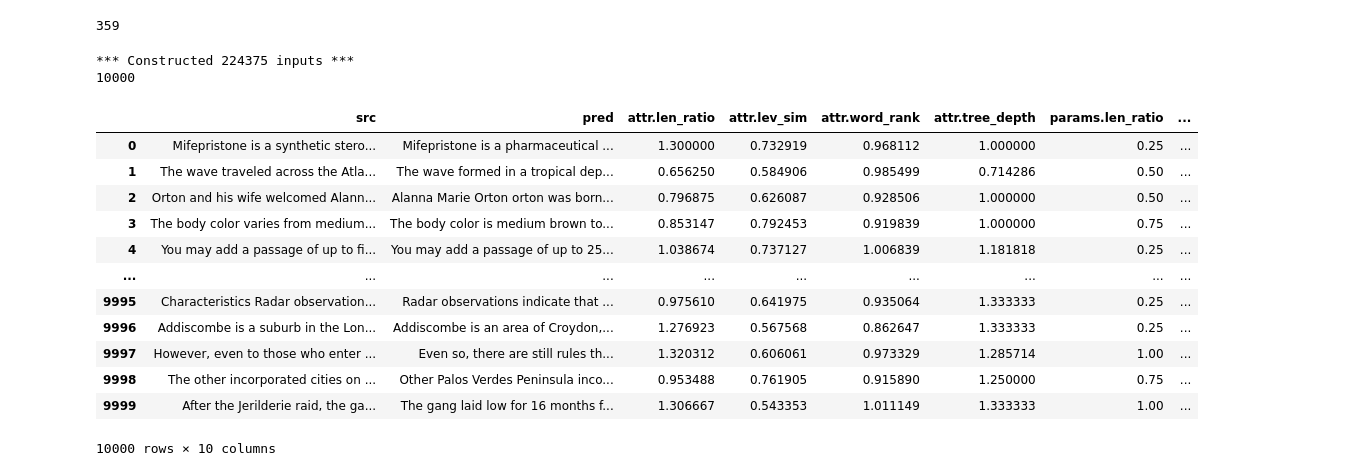
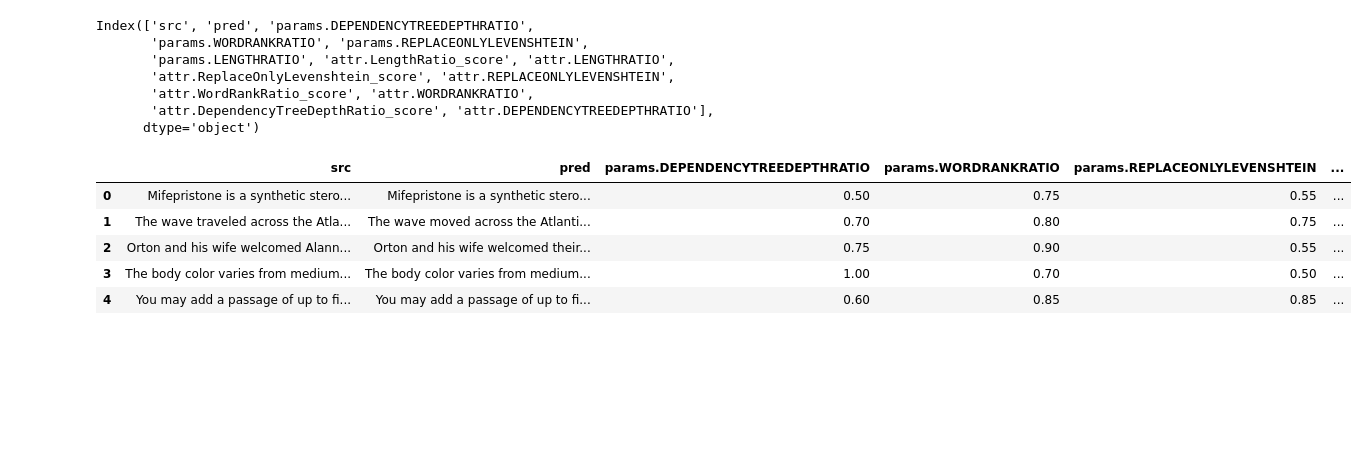
Before and after one commit to tannonk/understanding_control_tokens, a Jupyter notebook: notebooks/surface_level_analysis.ipynb, the cells around one changed output. Cells and saved outputs as stored; diff of their text form; code cells hidden in the pictures; blank space fills up the shorter version.

```diff
--- a/notebooks/surface_level_analysis.ipynb
+++ b/notebooks/surface_level_analysis.ipynb
@@ -63,3 +73,6 @@ device: cuda
+# %%
+# set to true to run generation
+overwite = False
 # %%
 # Initialize tokenizer and model. Be sure to set output_attentions=True.
 # Load BART fine-tuned for summarization on CNN/Daily Mail dataset
@@ -89,0 +107,2 @@ sample = True
+# %%
+preprocessors = fetch_preprocessor_used_in_muss_model_training()
@@ -90,13 +139,25 @@ sample = True
 # %%
 if not outfile.exists() or overwite:
-    src_sentences = read_lines(file)
-    print(len(src_sentences))
-    src_sentences, labels = construct_multi_label_dataset(src_sentences)
+    print('Running Generations...')
+
+    src_sentences = []
+    for line in read_lines(file):
+        for src_sent in construct_multiple_training_instances(line, param_combinations):
+            src_sentences.append(src_sent)
+
+    print(f'Constructed {len(src_sentences)} sentences with ACCESS/MUSS control tokens')
+    print(src_sentences[:5])
 
     if sample:
-        random.seed(4)
-        src_sentences = random.sample(src_sentences, 10000)
-        print(len(src_sentences))
+        if isinstance(sample_size, float):
+            random.seed(SEED)
+            src_sentences = random.sample(src_sentences, int(len(src_sentences)*sample_size))
+        elif isinstance(sample_size, int):
+            random.seed(SEED)
+            src_sentences = random.sample(src_sentences, sample_size)
+
+        print(f'Sampled {len(src_sentences)} sentences with ACCESS/MUSS control tokens')
+        print(src_sentences[:5])
 
     with open(outfile, 'w', encoding='utf8') as outf:
         for batch_inputs in tqdm(batch(src_sentences, batch_size), total=len(src_sentences)/batch_size):
@@ -104,41 +165,37 @@ if not outfile.exists() or overwite:
 
             for src, pred in zip(batch_inputs, batch_preds):
 
-                src_text = strip_params(src)
-                pred = pred.strip()
-
                 data = {
-                    'src': src_text,
-                    'pred': pred,
-                    'attr': get_features(src_text, pred),
-                    'params': parse_params(src),
+                    'src': strip_params(src, preprocessors),
+                    'params': get_params_as_dict(src, preprocessors),
+                    'pred': pred.strip(),
+                    'attr': compute_features(src, pred, preprocessors, as_score=True),
                 }
 
                 outf.write(f'{json.dumps(data)}\n')
-# %% [output]
-359
-*** Constructed 224375 inputs ***
-10000
 # %%
 if outfile.exists():
     data = []
     with open(outfile, 'r', encoding='utf8') as f:
         for line in f:
             data.append(json.loads(line.strip()))
     df = pd.json_normalize(data)
-df
+
+print(df.columns)
+df = df.drop(columns=['attr.LengthRatio_score', 'attr.ReplaceOnlyLevenshtein_score', 'attr.WordRankRatio_score', 'attr.DependencyTreeDepthRatio_score'])
+df.head()
 # %% [output]
+Index(['src', 'pred', 'params.DEPENDENCYTREEDEPTHRATIO',
+       'params.WORDRANKRATIO', 'params.REPLACEONLYLEVENSHTEIN',
+       'params.LENGTHRATIO', 'attr.LengthRatio_score', 'attr.LENGTHRATIO',
+       'attr.ReplaceOnlyLevenshtein_score', 'attr.REPLACEONLYLEVENSHTEIN',
+       'attr.WordRankRatio_score', 'attr.WORDRANKRATIO',
+       'attr.DependencyTreeDepthRatio_score', 'attr.DEPENDENCYTREEDEPTHRATIO'],
+      dtype='object')
-|  | src | pred | attr.len_ratio | attr.lev_sim | attr.word_rank | attr.tree_depth | params.len_ratio | ... |
-| 0 | Mifepristone is a synthetic stero... | Mifepristone is a pharmaceutical ... | 1.300000 | 0.732919 | 0.968112 | 1.000000 | 0.25 | ... |
-| 1 | The wave traveled across the Atla... | The wave formed in a tropical dep... | 0.656250 | 0.584906 | 0.985499 | 0.714286 | 0.50 | ... |
-| 2 | Orton and his wife welcomed Alann... | Alanna Marie Orton orton was born... | 0.796875 | 0.626087 | 0.928506 | 1.000000 | 0.50 | ... |
-| 3 | The body color varies from medium... | The body color is medium brown to... | 0.853147 | 0.792453 | 0.919839 | 1.000000 | 0.75 | ... |
-| 4 | You may add a passage of up to fi... | You may add a passage of up to 25... | 1.038674 | 0.737127 | 1.006839 | 1.181818 | 0.25 | ... |
-| ... | ... | ... | ... | ... | ... | ... | ... | ... |
-| 9995 | Characteristics Radar observation... | Radar observations indicate that ... | 0.975610 | 0.641975 | 0.935064 | 1.333333 | 0.25 | ... |
-| 9996 | Addiscombe is a suburb in the Lon... | Addiscombe is an area of Croydon,... | 1.276923 | 0.567568 | 0.862647 | 1.333333 | 0.25 | ... |
-| 9997 | However, even to those who enter ... | Even so, there are still rules th... | 1.320312 | 0.606061 | 0.973329 | 1.285714 | 1.00 | ... |
-| 9998 | The other incorporated cities on ... | Other Palos Verdes Peninsula inco... | 0.953488 | 0.761905 | 0.915890 | 1.250000 | 0.75 | ... |
-| 9999 | After the Jerilderie raid, the ga... | The gang laid low for 16 months f... | 1.306667 | 0.543353 | 1.011149 | 1.333333 | 1.00 | ... |
+|  | src | pred | params.DEPENDENCYTREEDEPTHRATIO | params.WORDRANKRATIO | params.REPLACEONLYLEVENSHTEIN | ... |
+| 0 | Mifepristone is a synthetic stero... | Mifepristone is a synthetic stero... | 0.50 | 0.75 | 0.55 | ... |
+| 1 | The wave traveled across the Atla... | The wave moved across the Atlanti... | 0.70 | 0.80 | 0.75 | ... |
+| 2 | Orton and his wife welcomed Alann... | Orton and his wife welcomed their... | 0.75 | 0.90 | 0.55 | ... |
+| 3 | The body color varies from medium... | The body color varies from medium... | 1.00 | 0.70 | 0.50 | ... |
+| 4 | You may add a passage of up to fi... | You may add a passage of up to fi... | 0.60 | 0.85 | 0.85 | ... |
-10000 rows × 10 columns
 # %%
```
Also changed, not shown: parts of 14 cells of this notebook, 26 other files.
